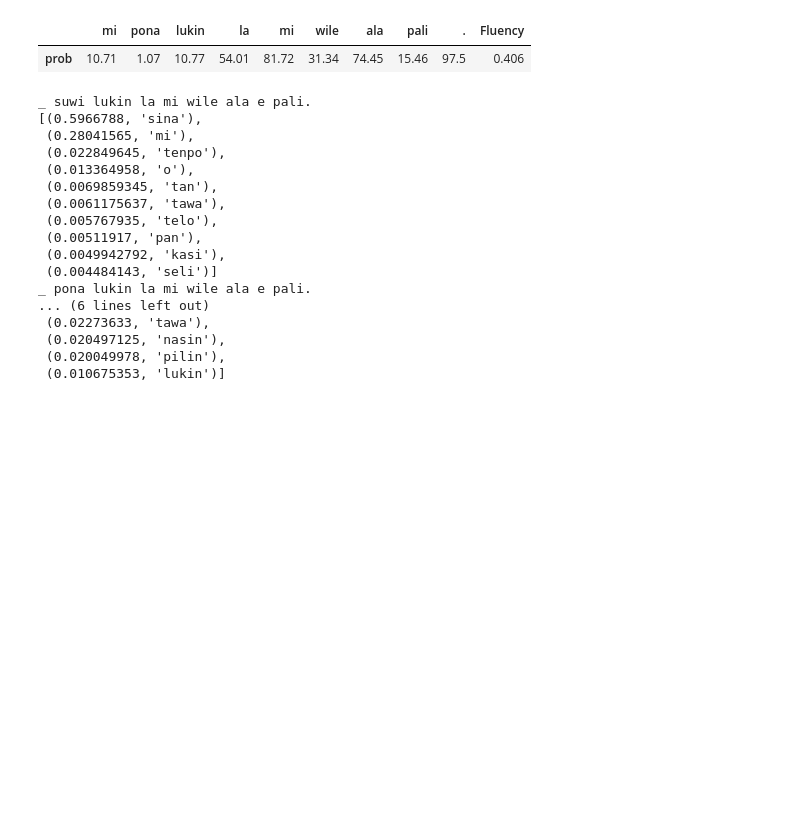
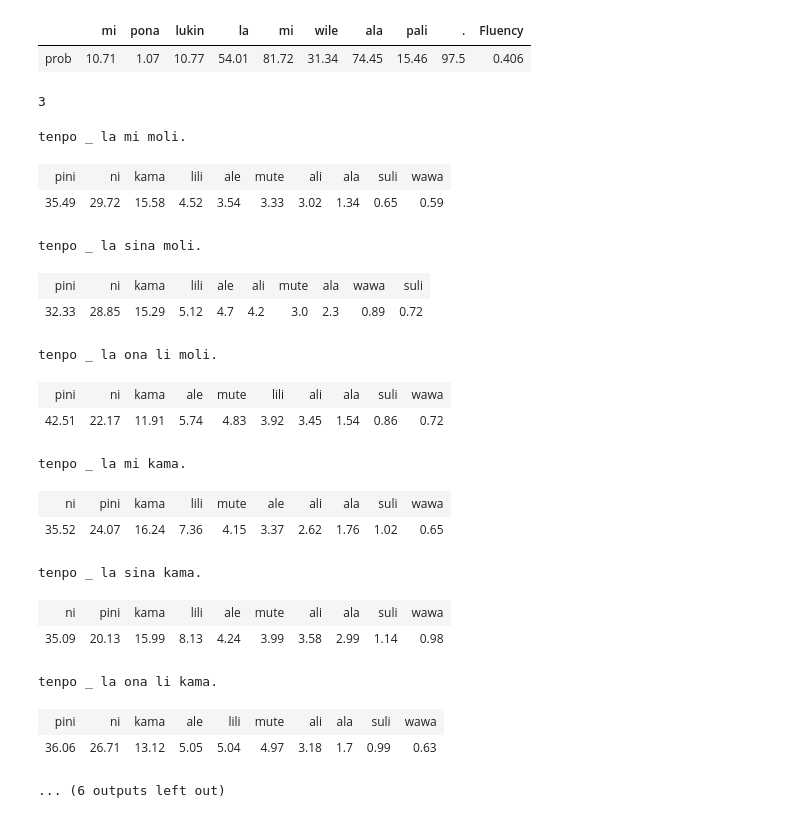
Before and after one commit to nymwa/Toki-Pona-1000-Sentences-Corpus, a Jupyter notebook: fluency.ipynb, the cells around one changed output. Saved outputs shown, nothing was run; the diff lists cells and outputs as text; code cells hidden in the pictures; blank space fills up the shorter version.

```diff
--- a/fluency.ipynb
+++ b/fluency.ipynb
@@ -161,30 +161,3 @@ None
 | prob | 9.68 | 0.76 | 10.35 | 64.88 | 81.49 | 30.1 | 6.84 | 5.26 | 0.29 | 99.28 | 0.305 |
 |  | mi | pona | lukin | la | mi | wile | ala | pali | . | Fluency |
 | prob | 10.71 | 1.07 | 10.77 | 54.01 | 81.72 | 31.34 | 74.45 | 15.46 | 97.5 | 0.406 |
-# %%
-s = '_ suwi lukin la mi wile ala e pali.'
-x = torch.tensor([word_to_id(w) for w in tokenize(s)]).unsqueeze(0)
-print(s)
-pprint(list(reversed(sorted(zip(torch.softmax(model(x).squeeze(0)[0],dim=-1).detach().numpy(),words))))[:10])
-s = '_ pona lukin la mi wile ala e pali.'
-x = torch.tensor([word_to_id(w) for w in tokenize(s)]).unsqueeze(0)
-print(s)
-pprint(list(reversed(sorted(zip(torch.softmax(model(x).squeeze(0)[0],dim=-1).detach().numpy(),words))))[:10])
-# %% [output]
-_ suwi lukin la mi wile ala e pali.
-[(0.5966788, 'sina'),
- (0.28041565, 'mi'),
- (0.022849645, 'tenpo'),
- (0.013364958, 'o'),
- (0.0069859345, 'tan'),
- (0.0061175637, 'tawa'),
- (0.005767935, 'telo'),
- (0.00511917, 'pan'),
- (0.0049942792, 'kasi'),
- (0.004484143, 'seli')]
-_ pona lukin la mi wile ala e pali.
-... (6 lines left out)
- (0.02273633, 'tawa'),
- (0.020497125, 'nasin'),
- (0.020049978, 'pilin'),
- (0.010675353, 'lukin')]
@@ -190,0 +167,43 @@ _ pona lukin la mi wile ala e pali.
+# %%
+[1,2,3,0].index(0)
+# %% [output]
+3
+# %%
+def hole(sent):
+    lst = [word_to_id(w) for w in tokenize(sent)]
+    x = torch.tensor(lst).unsqueeze(0)
+    idx = lst.index(0)
+    print(sent)
+    lst = list(reversed(sorted(zip(torch.softmax(model(x).squeeze(0)[idx],dim=-1).detach().numpy(),words))))[:10]
+    lst = np.array([[t[1], round(t[0]*100, 2)] for t in lst]).T
+    display(HTML(tabulate.tabulate(lst, tablefmt='html')))
+# %%
+hole('tenpo _ la mi moli.')
+hole('tenpo _ la sina moli.')
+hole('tenpo _ la ona li moli.')
+hole('tenpo _ la mi kama.')
+hole('tenpo _ la sina kama.')
+hole('tenpo _ la ona li kama.')
+hole('tenpo _ la mi lukin.')
+hole('tenpo _ la sina lukin.')
+hole('tenpo _ la ona li lukin.')
+# %% [output]
+tenpo _ la mi moli.
+| pini | ni | kama | lili | ale | mute | ali | ala | suli | wawa |
+| 35.49 | 29.72 | 15.58 | 4.52 | 3.54 | 3.33 | 3.02 | 1.34 | 0.65 | 0.59 |
+tenpo _ la sina moli.
+| pini | ni | kama | lili | ale | ali | mute | ala | wawa | suli |
+| 32.33 | 28.85 | 15.29 | 5.12 | 4.7 | 4.2 | 3.0 | 2.3 | 0.89 | 0.72 |
+tenpo _ la ona li moli.
+| pini | ni | kama | ale | mute | lili | ali | ala | suli | wawa |
+| 42.51 | 22.17 | 11.91 | 5.74 | 4.83 | 3.92 | 3.45 | 1.54 | 0.86 | 0.72 |
+tenpo _ la mi kama.
+| ni | pini | kama | lili | mute | ale | ali | ala | suli | wawa |
+| 35.52 | 24.07 | 16.24 | 7.36 | 4.15 | 3.37 | 2.62 | 1.76 | 1.02 | 0.65 |
+tenpo _ la sina kama.
+| ni | pini | kama | lili | ale | mute | ali | ala | suli | wawa |
+| 35.09 | 20.13 | 15.99 | 8.13 | 4.24 | 3.99 | 3.58 | 2.99 | 1.14 | 0.98 |
+tenpo _ la ona li kama.
+| pini | ni | kama | ale | lili | mute | ali | ala | suli | wawa |
+| 36.06 | 26.71 | 13.12 | 5.05 | 5.04 | 4.97 | 3.18 | 1.7 | 0.99 | 0.63 |
+... (6 outputs left out)
```
Also changed, not shown: parts of 2 cells of this notebook, 1 other file.
